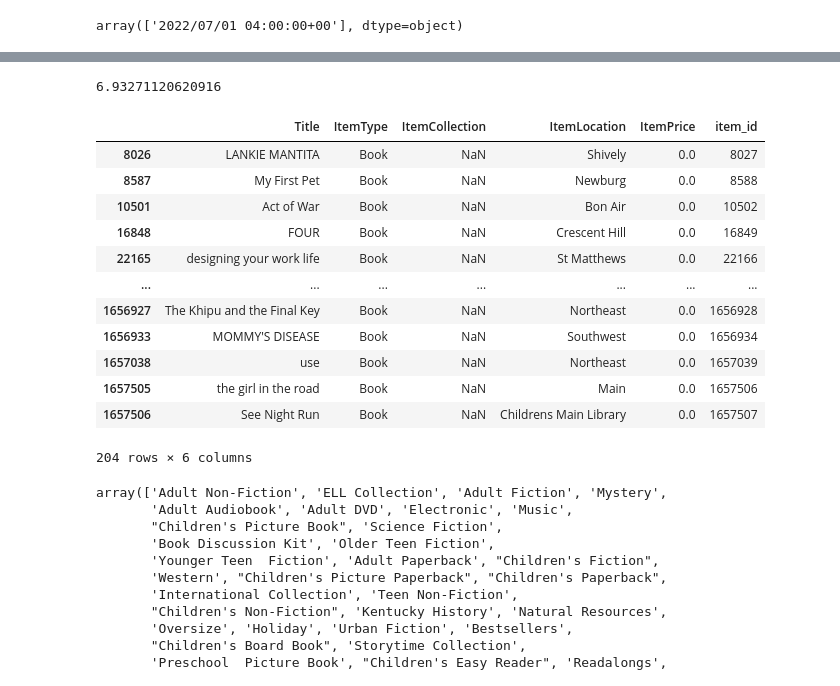
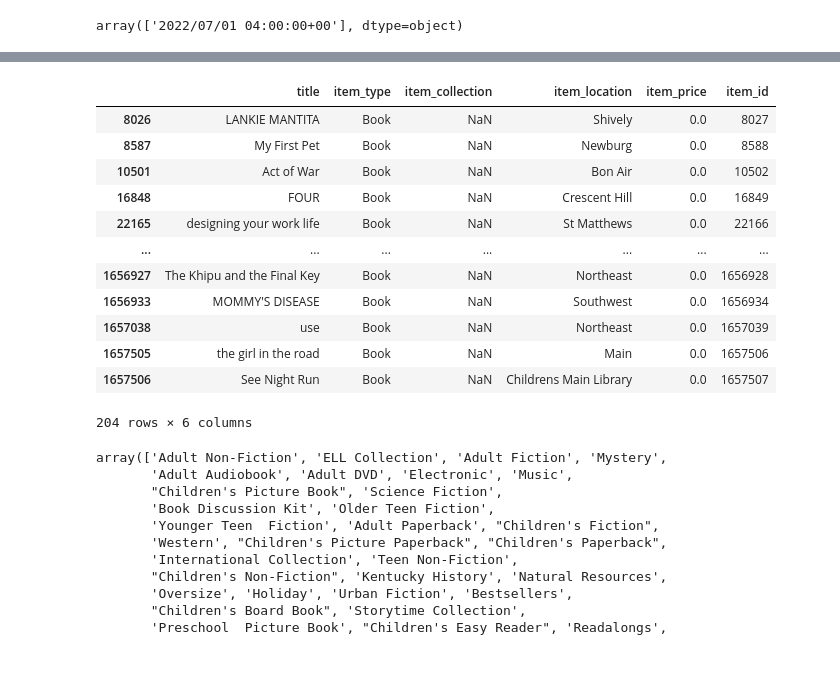
Before and after one commit to btl930/louisville_library_inventory_analysis, a Jupyter notebook: notebook/louisville_library_inventory_analysis.ipynb, the cells around one changed output, grey strips where cells are left out. Saved outputs shown, nothing was run; the diff lists cells and outputs as text; code cells hidden in the pictures.

```diff
--- a/notebook/louisville_library_inventory_analysis.ipynb
+++ b/notebook/louisville_library_inventory_analysis.ipynb
@@ -39,6 +39,3 @@ Data columns (total 11 columns):
  10  ObjectId         1657555 non-null  int64
 dtypes: float64(2), int64(3), object(6)
 memory usage: 139.1+ MB
-# %%
-df = df.astype({'ISBN':'object'})
-df.dtypes
@@ -58,2 +41,0 @@ dtype: object
-# %%
-df['ISBN'] = df['ISBN'].astype(str)
@@ -101,6 +47,6 @@ array(['2022/07/01 04:00:00+00'], dtype=object)
 df.drop(['ReportDate'], axis=1, inplace=True)
 # %%
 df.drop(['BibNum','Author', 'ISBN', 'PublicationYear'], axis=1, inplace=True)
-# %%
-df.rename(columns={'ObjectId': 'item_id'}, inplace=True)
+# %%
+df = df.rename(columns={'ObjectId': 'item_id', 'Title':'title', 'ItemType':'item_type', 'ItemCollection': 'item_collection', 'ItemLocation':'item_location', 'ItemPrice':'item_price'})
 # %%
@@ -168,12 +107,7 @@ Name: count, Length: 1181139, dtype: int64
-# %%
-per_no_author_books = (65643 / 946859) * 100
-per_no_author_books
-# %% [output]
-6.93271120620916
 # %%
-df.loc[df['ItemCollection'].isna()]
+df.loc[df['item_collection'].isna()]
 # %% [output]
-|  | Title | ItemType | ItemCollection | ItemLocation | ItemPrice | item_id |
+|  | title | item_type | item_collection | item_location | item_price | item_id |
 | 8026 | LANKIE MANTITA | Book | NaN | Shively | 0.0 | 8027 |
 | 8587 | My First Pet | Book | NaN | Newburg | 0.0 | 8588 |
 | 10501 | Act of War | Book | NaN | Bon Air | 0.0 | 10502 |
```
Also changed, not shown: parts of 46 cells of this notebook.
